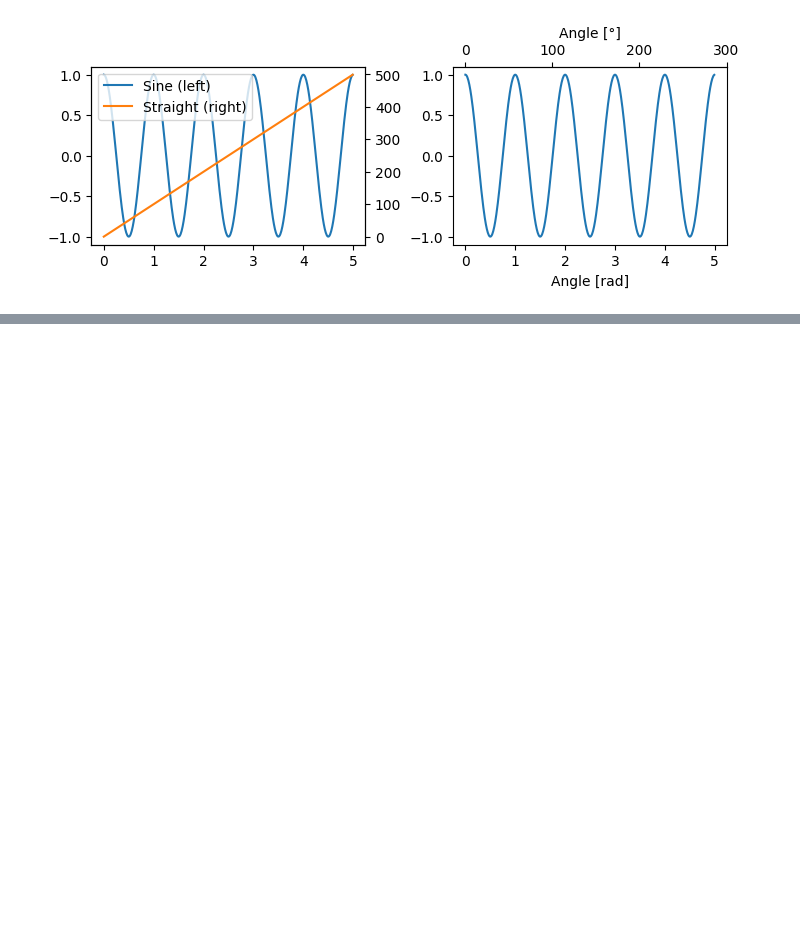
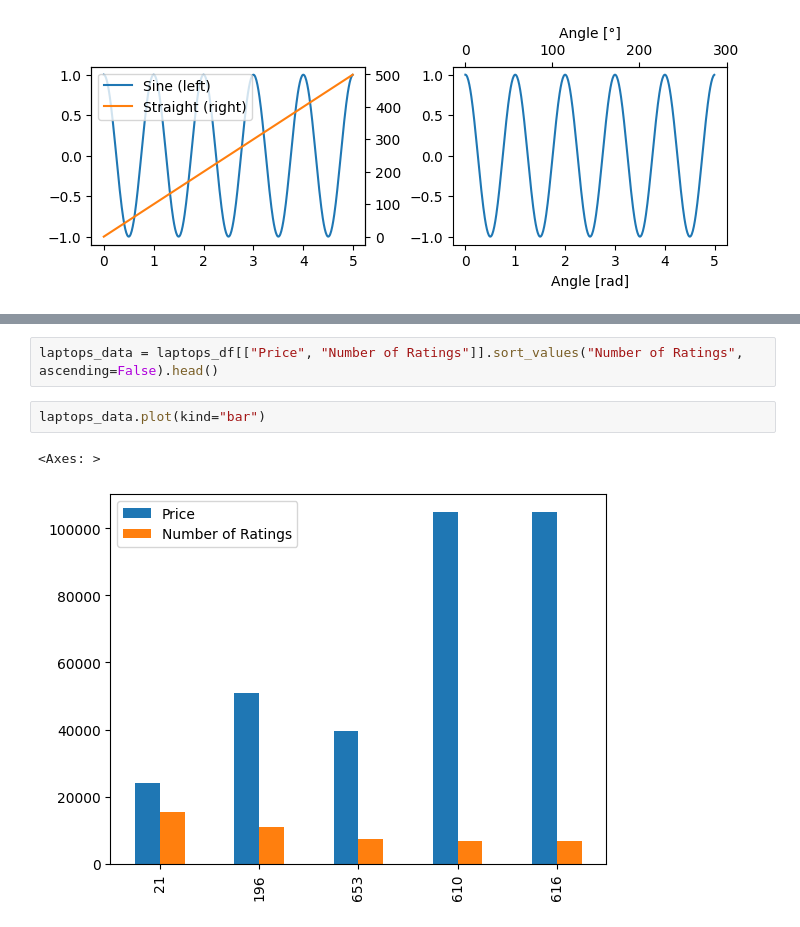
Before and after one commit to novillo-cs/softdev_material, a Jupyter notebook: lessons/unit_7/matplotlib.ipynb, the cells around one changed output, grey strips where cells are left out. Saved outputs shown, nothing was run; the diff lists cells and outputs as text; blank space fills up the shorter version.

```diff
--- a/lessons/unit_7/matplotlib.ipynb
+++ b/lessons/unit_7/matplotlib.ipynb
@@ -149,0 +219,7 @@ Text(0.5, 0, 'Angle [°]')
+# %%
+laptops_data = laptops_df[["Price", "Number of Ratings"]].sort_values("Number of Ratings", ascending=False).head()
+# %%
+laptops_data.plot(kind="bar")
+# %% [output]
+<Axes: >
+[figure, added]
```
Also changed, not shown: parts of 22 cells of this notebook.
